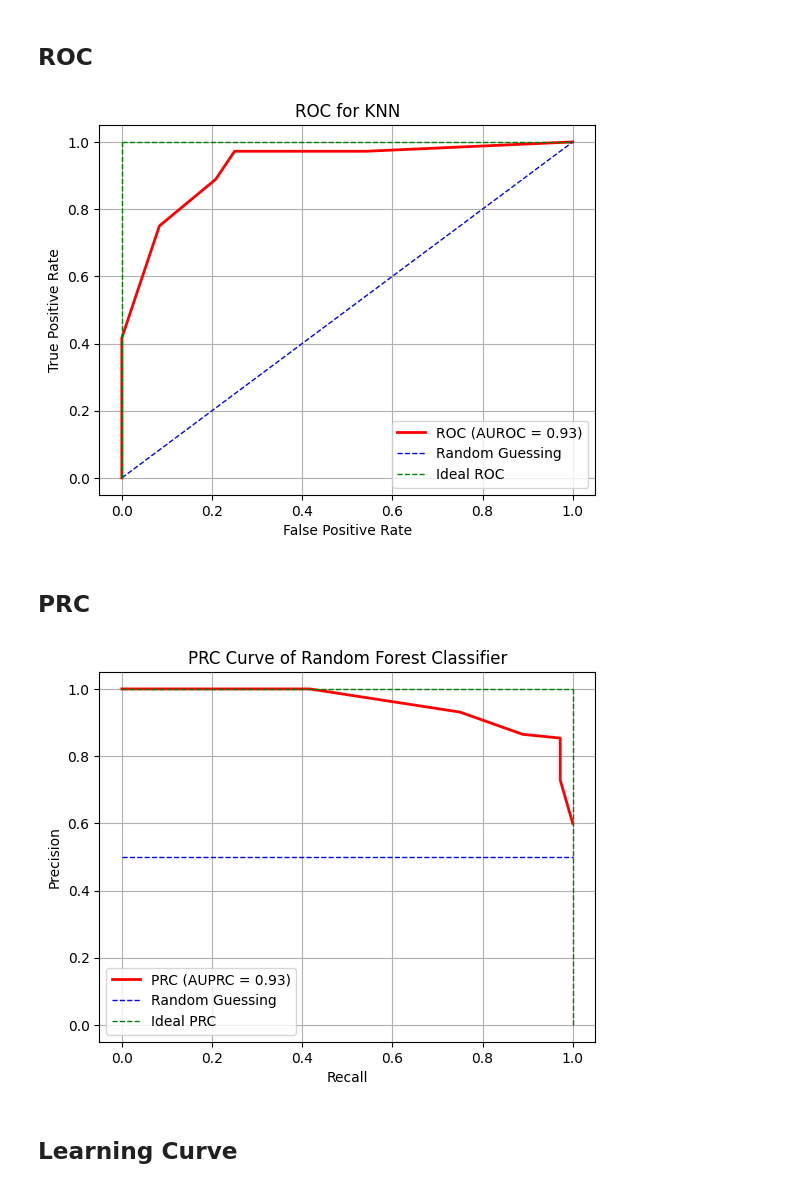
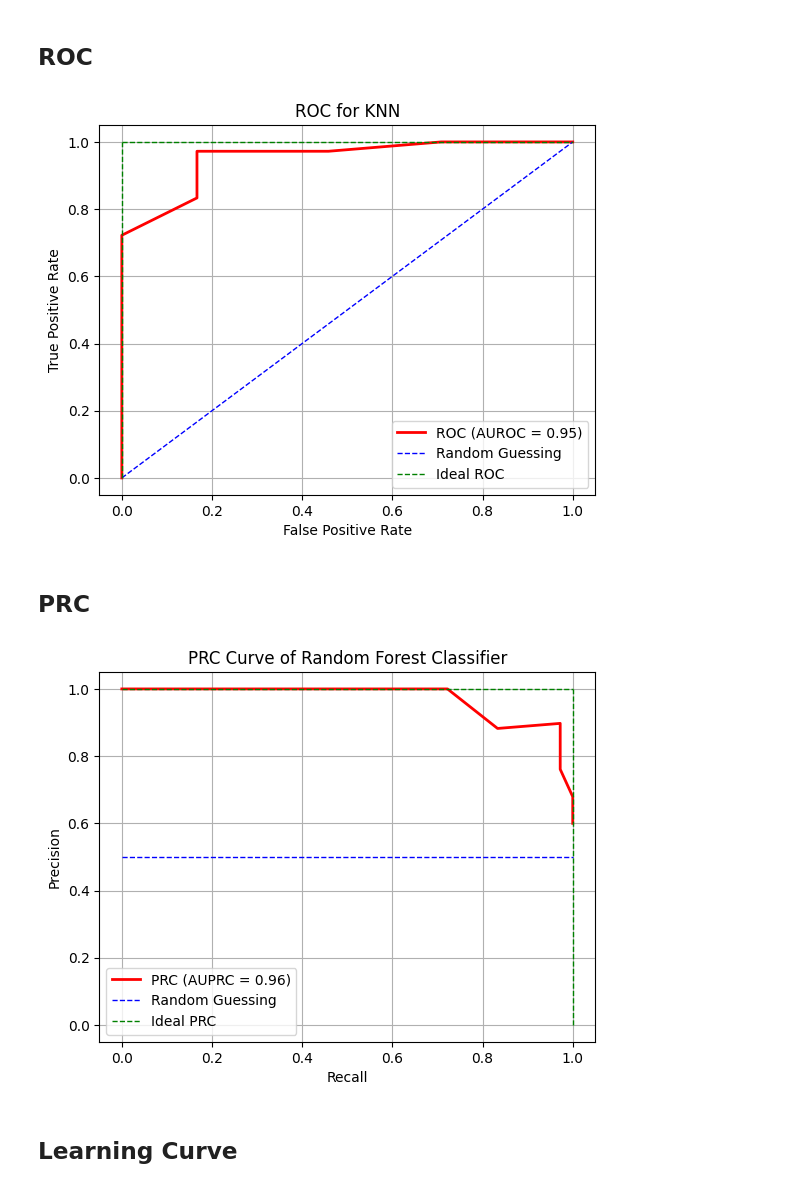
Before and after one commit to kruthi-sb/Cardiac_Events_ML, a Jupyter notebook: ML/KNN.ipynb, the cells around one changed output. Saved outputs shown, nothing was run; the diff lists cells and outputs as text; code cells hidden in the pictures.

Commit message:
added ROC fro all models, modified KNN_tuned for ROC

```diff
--- a/ML/KNN.ipynb
+++ b/ML/KNN.ipynb
@@ -224,28 +224,28 @@ Variance: 0.002420874028565429
 # %%
 #plot the ROC curve
 from sklearn.metrics import roc_curve, auc
-y_pred_proba = knn_clf.predict_proba(X_test)[:,1] #get the probabilities of the positive class
+y_pred_proba = knn_tuned.predict_proba(X_test)[:,1] #get the probabilities of the positive class
 fpr, tpr, thresholds = roc_curve(y_test, y_pred_proba)
 roc_auc = auc(fpr, tpr)
 
 # Plot ROC curve
 plt.figure()
 plt.plot(fpr, tpr,'r',lw=2, label='ROC (AUROC = %0.2f)' % roc_auc)
 
 #plot the random guessing line and the ideal roc line
 plt.plot([0,1],[0,1],"b--", linewidth = 1, label = "Random Guessing")
 plt.plot([0,1],[1,1], "g--", linewidth = 1, label = "Ideal ROC")
 plt.plot([0,0],[0,1], "g--", linewidth = 1)
 
 #set the plot labels
 plt.xlabel('False Positive Rate')
 plt.ylabel('True Positive Rate')
 plt.title('ROC for KNN')
 plt.legend(loc="lower right")
 plt.grid()
 plt.show()
 # %% [output]
-[figure, old version]
+[figure, new version]
 # %% [markdown]
 ## PRC
 # %%
@@ -254,7 +254,7 @@ from sklearn.metrics import precision_recall_curve
 from sklearn.metrics import average_precision_score
 
 #plot the PRC curve
-y_pred_proba = knn_clf.predict_proba(X_test)[:,1] #get the probabilities of the positive class
+y_pred_proba = knn_tuned.predict_proba(X_test)[:,1] #get the probabilities of the positive class
 precision, recall, _ = precision_recall_curve(y_test, y_pred_proba)  # _ is a placeholder for the threshold values
 average_precision = average_precision_score(y_test, y_pred_proba).round(2)
 plt.plot(recall, precision,'r', label="PRC (AUPRC = %0.2f)" % average_precision, linewidth = 2)
@@ -273,7 +273,7 @@ plt.legend(loc="best")
 plt.grid(True)
 plt.show()
 # %% [output]
-[figure, old version]
+[figure, new version]
 # %% [markdown]
 ## Learning Curve
 # %%
```
Also changed, not shown: 3 other files.
